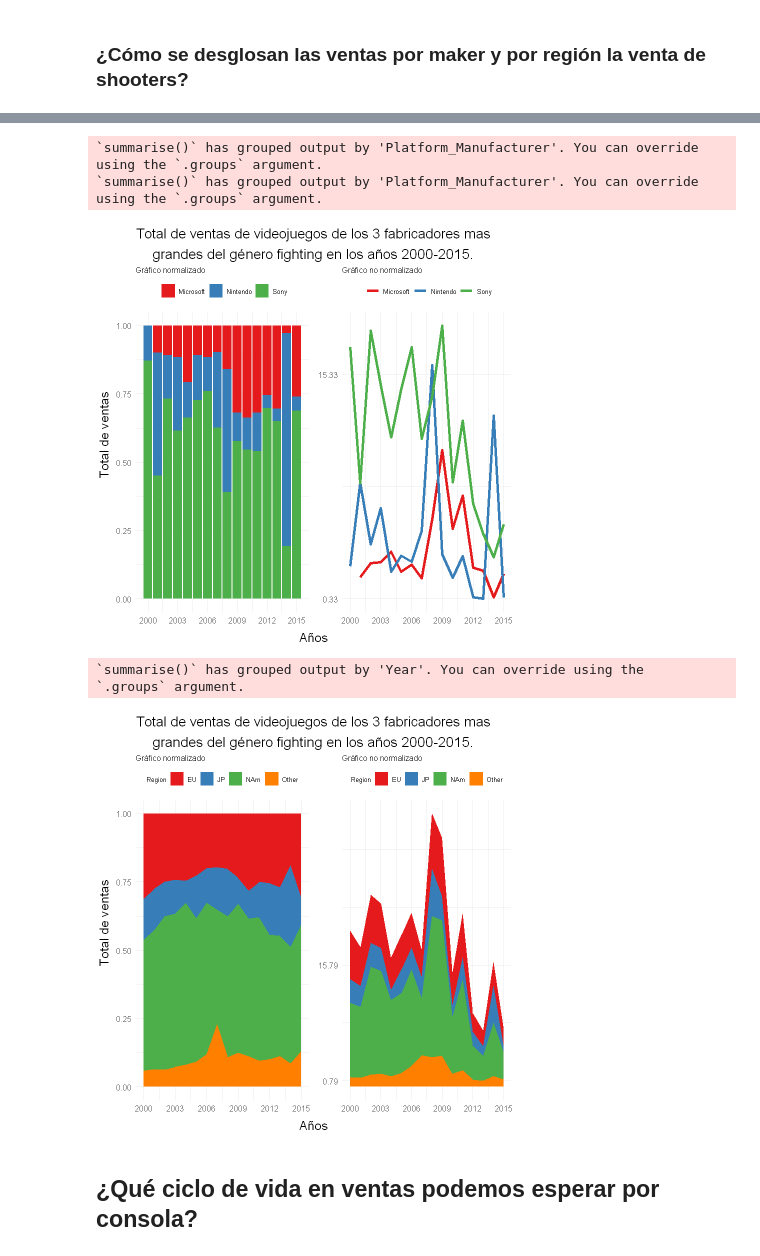
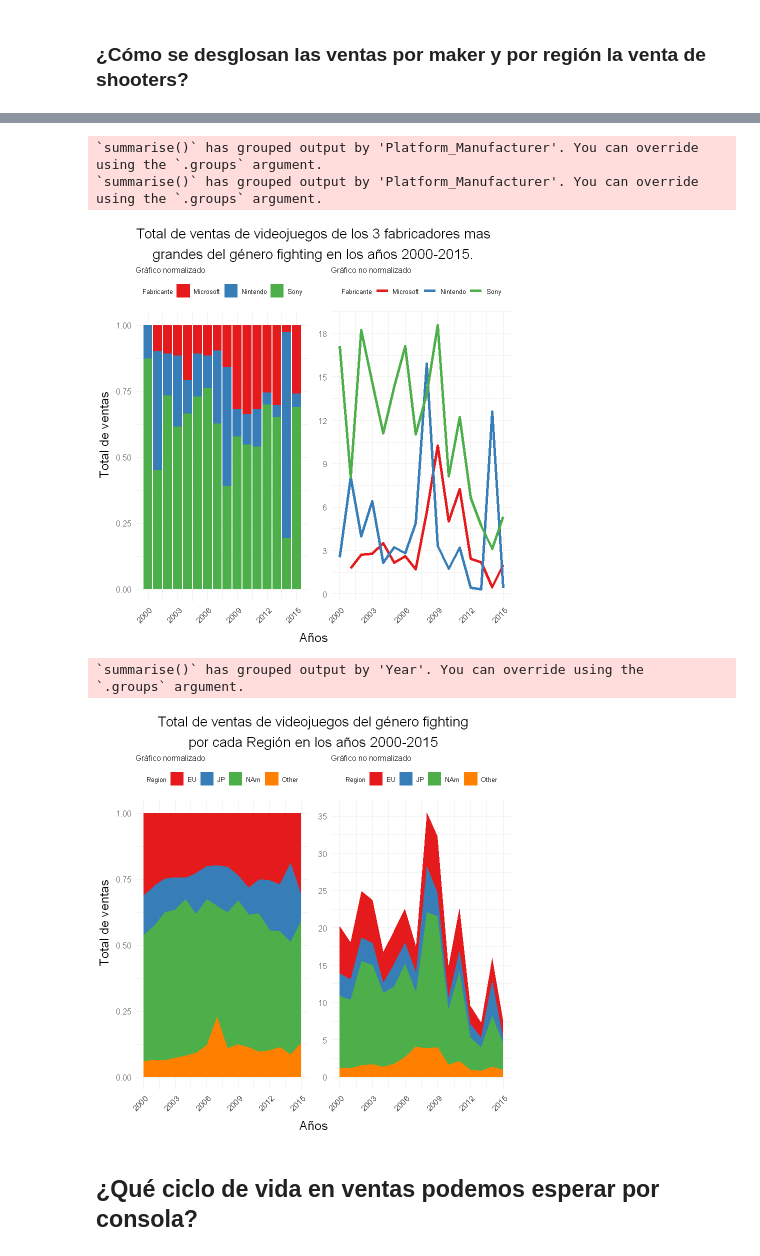
Before and after one commit to bastianbm7/VideoGames_Analysis, a Jupyter notebook: Untitled.ipynb, the cells around one changed output, grey strips where cells are left out. Saved outputs shown, nothing was run; the diff lists cells and outputs as text; code cells hidden in the pictures.

```diff
--- a/Untitled.ipynb
+++ b/Untitled.ipynb
@@ -226,6 +253,7 @@ gg1 <- ggplot(data) +
  geom_col(aes(x = Year, y = Sales1, group = Platform_Manufacturer, fill = Platform_Manufacturer), position="fill") +
  scale_x_continuous(breaks = seq(min(data$Year), max(data$Year), by = 3)) +
  scale_fill_manual(values = colores) +  # Asignar colores manualmente
+ guides(x = guide_axis(angle = 45)) +
    theme_minimal() +
   theme(
     legend.position = "top",
@@ -237,7 +265,7 @@ gg1 <- ggplot(data) +
     axis.title.y = element_text(size = 13)
   ) +
   labs(
-    fill = NULL,
+    fill = 'Fabricante',
     title = 'Gráfico normalizado',
     y = NULL,
     x = NULL
@@ -252,8 +280,9 @@ data <- juegos %>%
 gg2 <-  ggplot(data) +
     geom_line(aes(x = Year, y = Sales1, color = Platform_Manufacturer), lwd = 1.5) +
   scale_x_continuous(breaks = seq(min(data$Year), max(data$Year), by = 3)) +
-  scale_y_continuous(breaks = seq(min(data$Sales1), max(data$Sales1), by = 15)) +
+  scale_y_continuous(breaks = seq(0, 21, by = 3)) +
   scale_color_manual(values = colores) +  # Asignar colores manualmente
+  guides(x = guide_axis(angle = 45)) +
   guides(color = guide_legend(nrow = 1)) +  # Organizar la leyenda en dos filas
   theme_minimal() +
   theme(
@@ -266,7 +295,7 @@ gg2 <-  ggplot(data) +
     axis.title.y = element_text(size = 13)  # Ajustar el tamaño de fuente del título del eje y
   ) +
   labs(
-    color = NULL,
+    color = 'Fabricante',
     title = 'Gráfico no normalizado',
     y = NULL,
     x = NULL
@@ -287,14 +316,14 @@ grid_arrange <- grid.arrange(
 )
 
 
-ggsave("graphs\\venta_tendencia.pdf", plot = arrangeGrob(grid_arrange), device = "pdf",
-      width = 22, height = 16, units = "cm", dpi = 600)
+ggsave("graphs\\p2_manufacturers.pdf", plot = arrangeGrob(grid_arrange), device = "pdf",
+      width = 26, height = 16, units = "cm", dpi = 600)
 # %% [output]
 `summarise()` has grouped output by 'Platform_Manufacturer'. You can override
 using the `.groups` argument.
 `summarise()` has grouped output by 'Platform_Manufacturer'. You can override
 using the `.groups` argument.
-[figure, old version]
+[figure, new version]
 # %%
 data <- juegos %>%
  filter(Genre == "Fighting" & between(Year, 2000, 2015)) %>%
@@ -306,6 +335,7 @@ gg1 <- ggplot(data) +
  geom_area(aes(x = Year, y = Sales1, group = Region, fill = Region), position = "fill")+
   scale_x_continuous(breaks = seq(min(data$Year), max(data$Year), by = 3)) +
   scale_fill_manual(values = colores) +  # Asignar colores manualmente
+  guides(x = guide_axis(angle = 45)) +
   guides(color = guide_legend(nrow = 1)) +  # Organizar la leyenda en dos filas
   theme_minimal() +
   theme(
@@ -328,8 +358,9 @@ gg1 <- ggplot(data) +
 gg2 <- ggplot(data) +
  geom_area(aes(x = Year, y = Sales1, group = Region, fill = Region), position = "stack") +
   scale_x_continuous(breaks = seq(min(data$Year), max(data$Year), by = 3)) +
-  scale_y_continuous(breaks = seq(min(data$Sales1), max(data$Sales1), by = 15)) +
+  scale_y_continuous(breaks = seq(0, 40, by = 5)) +
   scale_fill_manual(values = colores) +  # Asignar colores manualmente
+  guides(x = guide_axis(angle = 45)) +
   guides(color = guide_legend(nrow = 1)) +  # Organizar la leyenda en dos filas
   theme_minimal() +
   theme(
@@ -337,37 +368,37 @@ gg2 <- ggplot(data) +
     legend.direction = "horizontal",  # Orientar la leyenda horizontalmente
     text = element_text(size = 12),  # Ajustar el tamaño de fuente del texto del gráfico
     title = element_text(size = 8, hjust = 0.5),  # Ajustar el tamaño de fuente del título
     legend.text = element_text(size = 8),  # Ajustar el tamaño de fuente del texto de la leyenda
     axis.title.x = element_text(size = 13),  # Ajustar el tamaño de fuente del título del eje x
     axis.title.y = element_text(size = 13)  # Ajustar el tamaño de fuente del título del eje y
   ) +
   labs(
     color = NULL,
     title = 'Gráfico no normalizado',
     y = NULL,
     x = NULL
   )
 
 # Juntar los dos gráficos creados
 grid_arrange <- grid.arrange(
     gg1,gg2 ,
     ncol = 2,
     # Wirte left text
     left = textGrob("Total de ventas", rot = 90,
                     gp = gpar(fontsize=15)),
     # Wirte bottom text
     bottom = textGrob("Años", gp=gpar(fontsize = 15)),
 
-    top = textGrob("Total de ventas de videojuegos de los 3 fabricadores mas\ngrandes del género fighting en los años 2000-2015.", gp=gpar(fontsize = 17))
+    top = textGrob("Total de ventas de videojuegos del género fighting\npor cada Región en los años 2000-2015", gp=gpar(fontsize = 17))
 )
 
 
-ggsave("graphs\\venta_tendencia.pdf", plot = arrangeGrob(grid_arrange), device = "pdf",
-      width = 22, height = 16, units = "cm", dpi = 600)
+ggsave("graphs\\p2_region.pdf", plot = arrangeGrob(grid_arrange), device = "pdf",
+      width = 26, height = 16, units = "cm", dpi = 600)
 # %% [output]
 `summarise()` has grouped output by 'Year'. You can override using the
 `.groups` argument.
-[figure, old version]
+[figure, new version]
 # %% [markdown]
 ## ¿Qué ciclo de vida en ventas podemos esperar por consola?
 # %%
```
Also changed, not shown: parts of 6 cells of this notebook, 6 other files.
